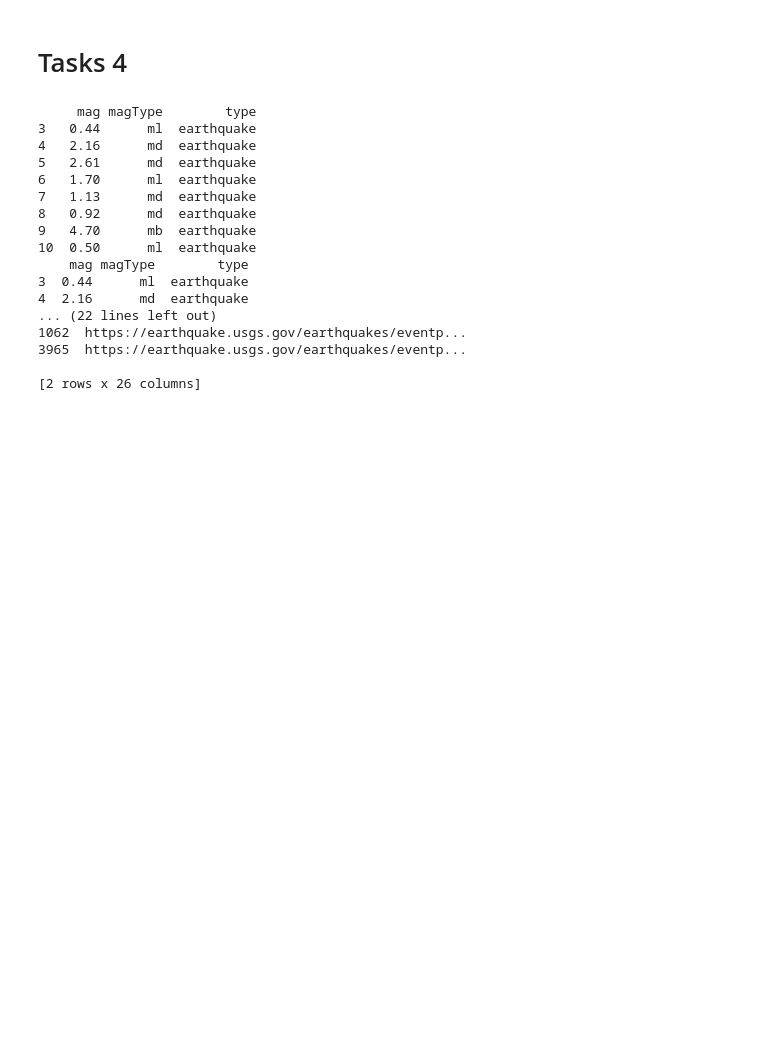
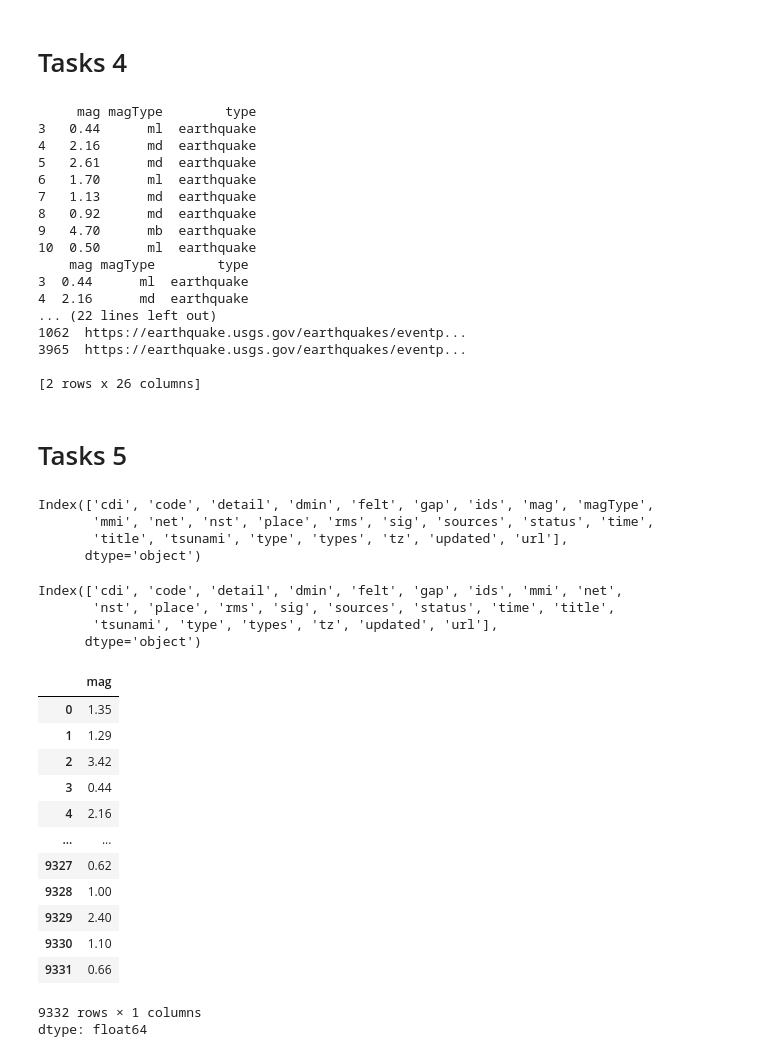
Before and after one commit to polarpolar914/MachineLearning-for-AI, a Jupyter notebook: week2/4-inspecting_dataframes.ipynb, the cells around one changed output. Cells and saved outputs as stored; diff of their text form; code cells hidden in the pictures; blank space fills up the shorter version.

```diff
--- a/week2/4-inspecting_dataframes.ipynb
+++ b/week2/4-inspecting_dataframes.ipynb
@@ -325,3 +325,5 @@ print(arizona_items)
 3965  https://earthquake.usgs.gov/earthquakes/eventp...
 
 [2 rows x 26 columns]
+# %% [markdown]
+# Tasks 5
@@ -327,0 +333,7 @@ print(arizona_items)
+# %%
+df.columns
+# %% [output]
+Index(['cdi', 'code', 'detail', 'dmin', 'felt', 'gap', 'ids', 'mag', 'magType',
+       'mmi', 'net', 'nst', 'place', 'rms', 'sig', 'sources', 'status', 'time',
+       'title', 'tsunami', 'type', 'types', 'tz', 'updated', 'url'],
+      dtype='object')
@@ -327,0 +346,24 @@ print(arizona_items)
+# %%
+df.columns
+# %% [output]
+Index(['cdi', 'code', 'detail', 'dmin', 'felt', 'gap', 'ids', 'mmi', 'net',
+       'nst', 'place', 'rms', 'sig', 'sources', 'status', 'time', 'title',
+       'tsunami', 'type', 'types', 'tz', 'updated', 'url'],
+      dtype='object')
+# %%
+mag
+# %% [output]
+|  | mag |
+| 0 | 1.35 |
+| 1 | 1.29 |
+| 2 | 3.42 |
+| 3 | 0.44 |
+| 4 | 2.16 |
+| ... | ... |
+| 9327 | 0.62 |
+| 9328 | 1.00 |
+| 9329 | 2.40 |
+| 9330 | 1.10 |
+| 9331 | 0.66 |
+9332 rows × 1 columns
+dtype: float64
```
Also changed, not shown: parts of 5 cells of this notebook.
